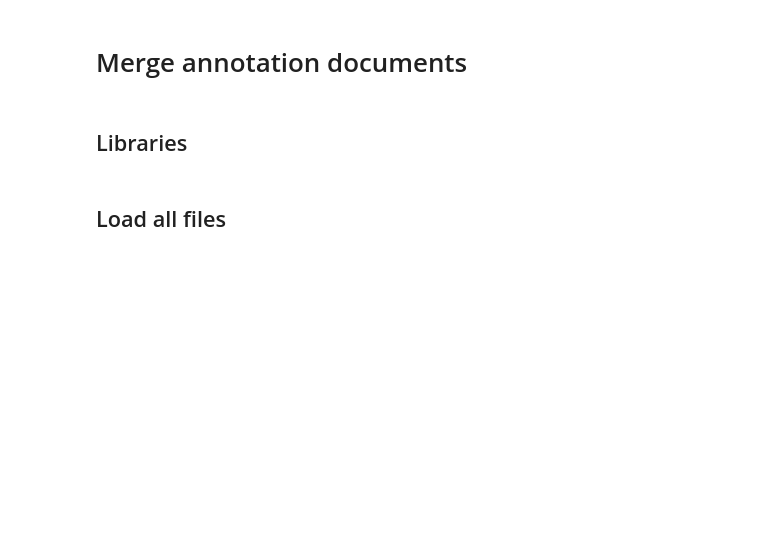
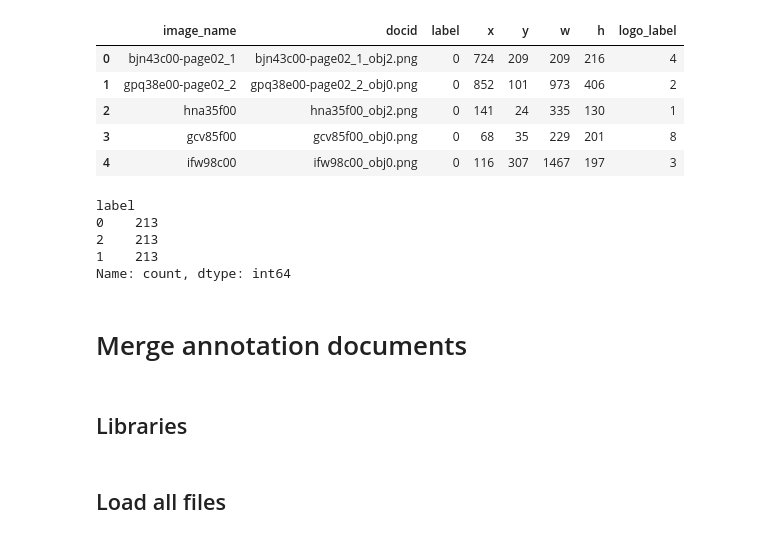
Before and after one commit to Jeff-GITA/Pratech_IR_Project, a Jupyter notebook: Annotation_Manage.ipynb, the cells around one changed output. Saved outputs shown, nothing was run; the diff lists cells and outputs as text; code cells hidden in the pictures; blank space fills up the shorter version.

```diff
--- a/Annotation_Manage.ipynb
+++ b/Annotation_Manage.ipynb
@@ -0,0 +37,23 @@
+# %%
+label_map = {
+    "logo": 0,
+    "signature": 1,
+    "other": 2
+}
+selected_annotations_df["label"] = selected_annotations_df["label"].map(label_map)
+selected_annotations_df.head()
+# %% [output]
+|  | image_name | docid | label | x | y | w | h | logo_label |
+| 0 | bjn43c00-page02_1 | bjn43c00-page02_1_obj2.png | 0 | 724 | 209 | 209 | 216 | 4 |
+| 1 | gpq38e00-page02_2 | gpq38e00-page02_2_obj0.png | 0 | 852 | 101 | 973 | 406 | 2 |
+| 2 | hna35f00 | hna35f00_obj2.png | 0 | 141 | 24 | 335 | 130 | 1 |
+| 3 | gcv85f00 | gcv85f00_obj0.png | 0 | 68 | 35 | 229 | 201 | 8 |
+| 4 | ifw98c00 | ifw98c00_obj0.png | 0 | 116 | 307 | 1467 | 197 | 3 |
+# %%
+selected_annotations_df["label"].value_counts()
+# %% [output]
+label
+0    213
+2    213
+1    213
+Name: count, dtype: int64
```
Also changed, not shown: parts of 5 cells of this notebook.
